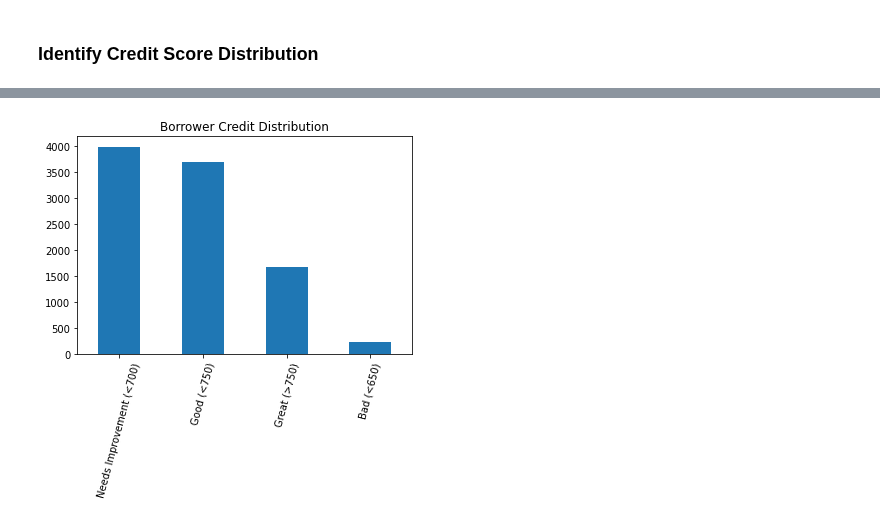
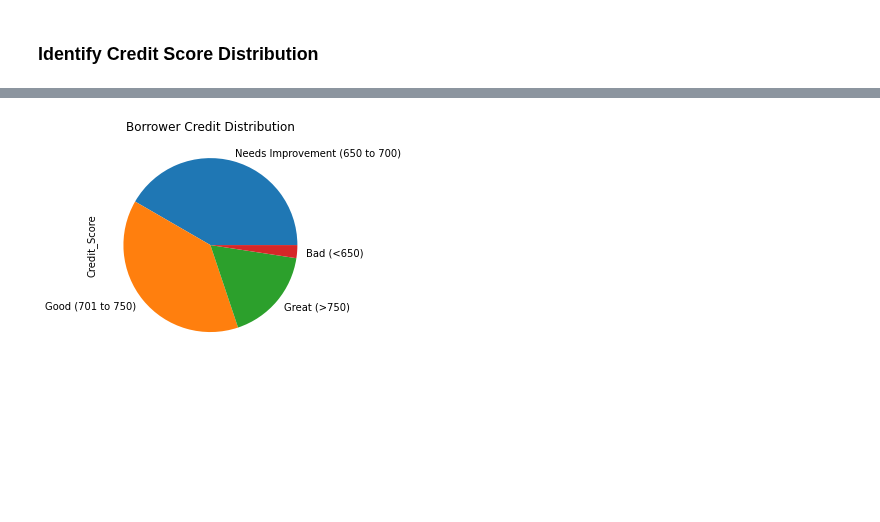
Before and after one commit to paulywog13/loan_data_analysis, a Jupyter notebook: Loan_Data_Analysis.ipynb, the cells around one changed output, grey strips where cells are left out. Saved outputs shown, nothing was run; the diff lists cells and outputs as text; code cells hidden in the pictures; blank space fills up the shorter version.

Commit message:
Updated Credit Score Plot to a Pie Chart.

```diff
--- a/Loan_Data_Analysis.ipynb
+++ b/Loan_Data_Analysis.ipynb
@@ -49,7 +49,7 @@ numbers_plot = loan_numbers.plot.bar(title = "Number of Loans", rot = 75)
 credit_scores = [0, 649, 699, 749, 850]
 
 # Define the credit score bins
-score_bins = ["Bad (<650)", "Needs Improvement (<700)", "Good (<750)", "Great (>750)"]
+score_bins = ["Bad (<650)", "Needs Improvement (650 to 700)", "Good (701 to 750)", "Great (>750)"]
 
 # Sort the credit scores into their Score Bin
 loan_data["Credit_Score"]= pd.cut(loan_data["fico"], credit_scores, labels= score_bins)
@@ -71,8 +57,8 @@ credit_score = loan_data.groupby("fico")
 # %%
 # Count the number of borrowers per scoring bin
 borrower_credit = loan_data["Credit_Score"].value_counts()
 
 # Create a barplot to show the loan numbers
-credit_plot = borrower_credit.plot.bar(title = "Borrower Credit Distribution", rot = 75)
+credit_plot = borrower_credit.plot.pie(title = "Borrower Credit Distribution")
 # %% [output]
-[figure, old version]
+[figure, new version]
```
Also changed, not shown: parts of 1 cell of this notebook.
